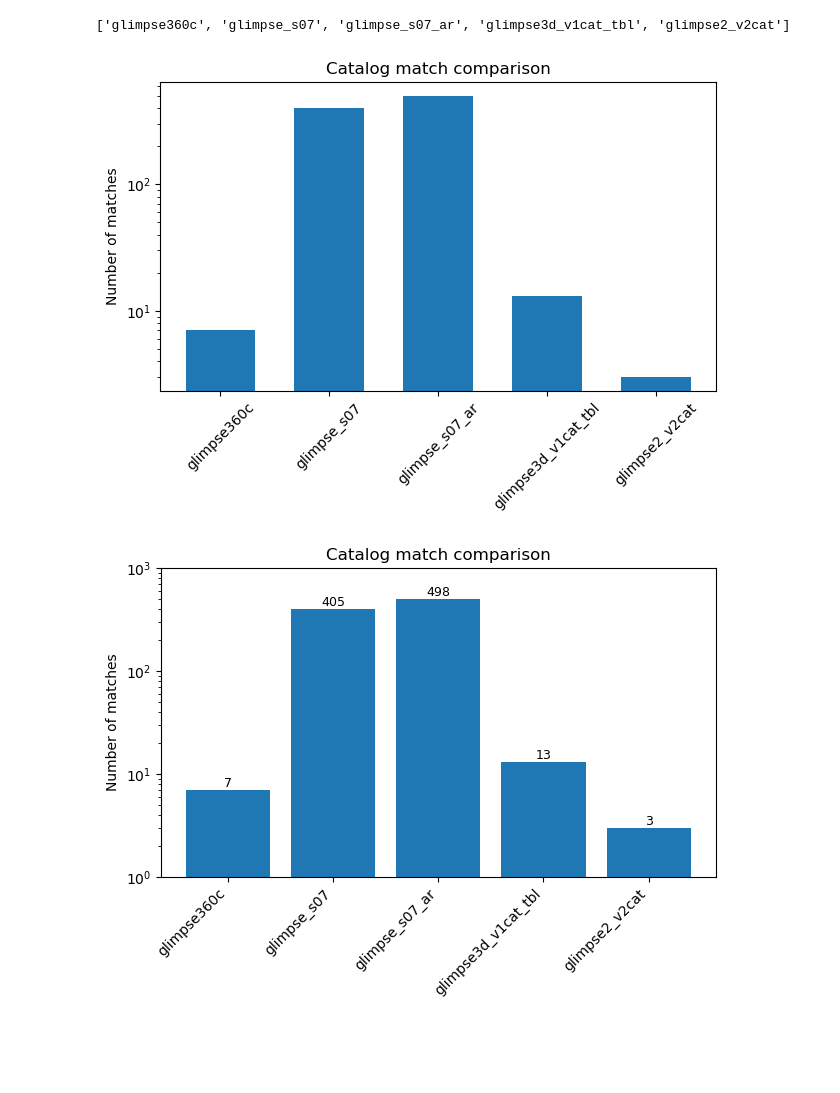
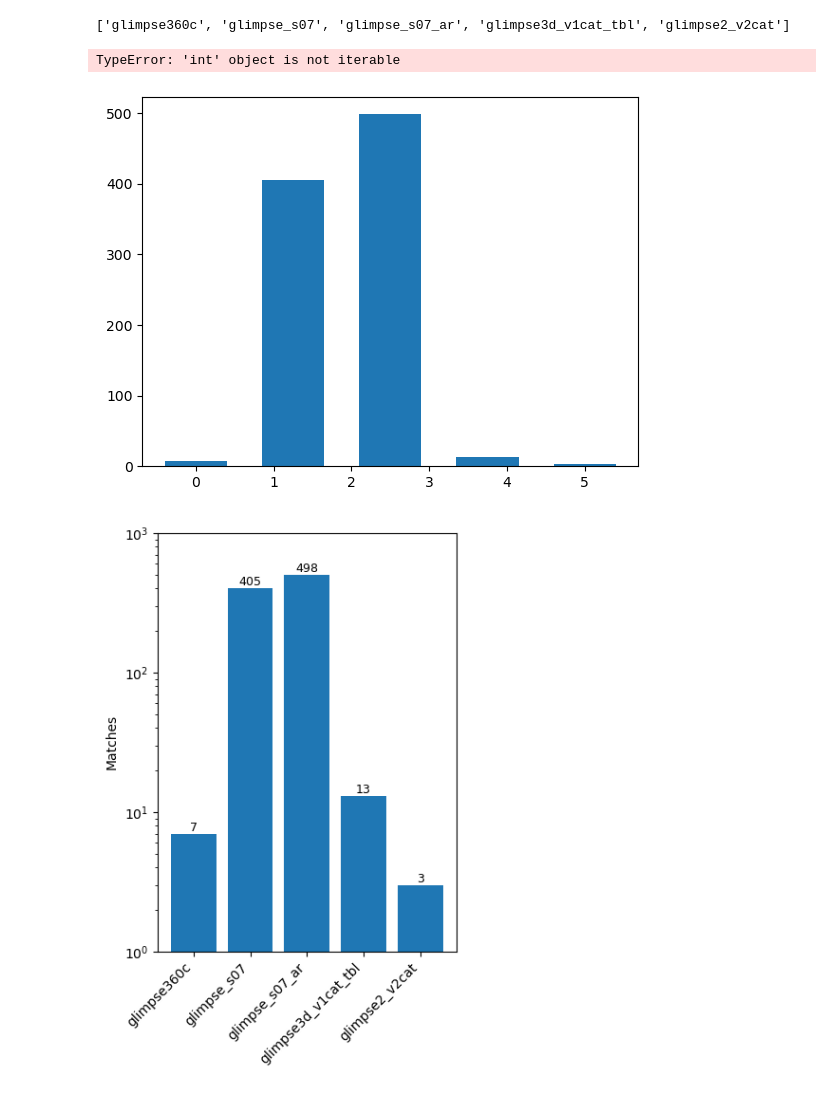
Before and after one commit to Ajuradoi1/ALMAGAL_IR, a Jupyter notebook: src/catalog_comparison.ipynb, the cells around one changed output. Drawn from its saved outputs; the diff is of its cells as text; code cells hidden in the pictures; blank space fills up the shorter version.

Commit message:
image_IRAC_ALMA

```diff
--- a/src/catalog_comparison.ipynb
+++ b/src/catalog_comparison.ipynb
@@ -23,8 +23,7 @@ x = np.linspace(0,len(data),len(data))
 _, ax = plt.subplots()
 
 ax.bar(x,data)
-for bar in len(data):
-    ax.text
+
 
 
 ax.set_xticks(x,labels=catalog,rotation=45,ha='center',fontsize='10')
@@ -34,36 +33,35 @@ ax.set_yscale('log')
 plt.tight_layout()
 plt.savefig('../output/figures/catalog_comparison.pdf',format='pdf')
 # %% [output]
+TypeError: 'int' object is not iterable
-[figure, old version]
+[figure, new version]
 # %%
 x = np.arange(len(data))
 
-fig, ax = plt.subplots()
+fig, ax = plt.subplots(figsize=(4,6),tight_layout=True)
 
 bars = ax.bar(x, data)
 
 # Add value labels on top of bars
 for bar in bars:
     height = bar.get_height()
     ax.text(
         bar.get_x() + bar.get_width() / 2,
         height,
         f"{height}",
         ha="center",
         va="bottom",
         fontsize=9
     )
 
 ax.set_xticks(x)
 ax.set_xticklabels(catalog, rotation=45, ha="right", fontsize=10)
 ax.set_ylim(1,1000)
-ax.set_title("Catalog match comparison")
-ax.set_ylabel("Number of matches")
+#ax.set_title("Catalog match comparison")
+ax.set_ylabel("Matches")
 ax.set_yscale("log")
-
-plt.tight_layout()
 
 plt.savefig('../output/figures/catalog_comparison.pdf',format='pdf')
 plt.show()
 # %% [output]
-[figure, old version]
+[figure, new version]
```
Also changed, not shown: parts of 1 cell of this notebook, 5 other files.
